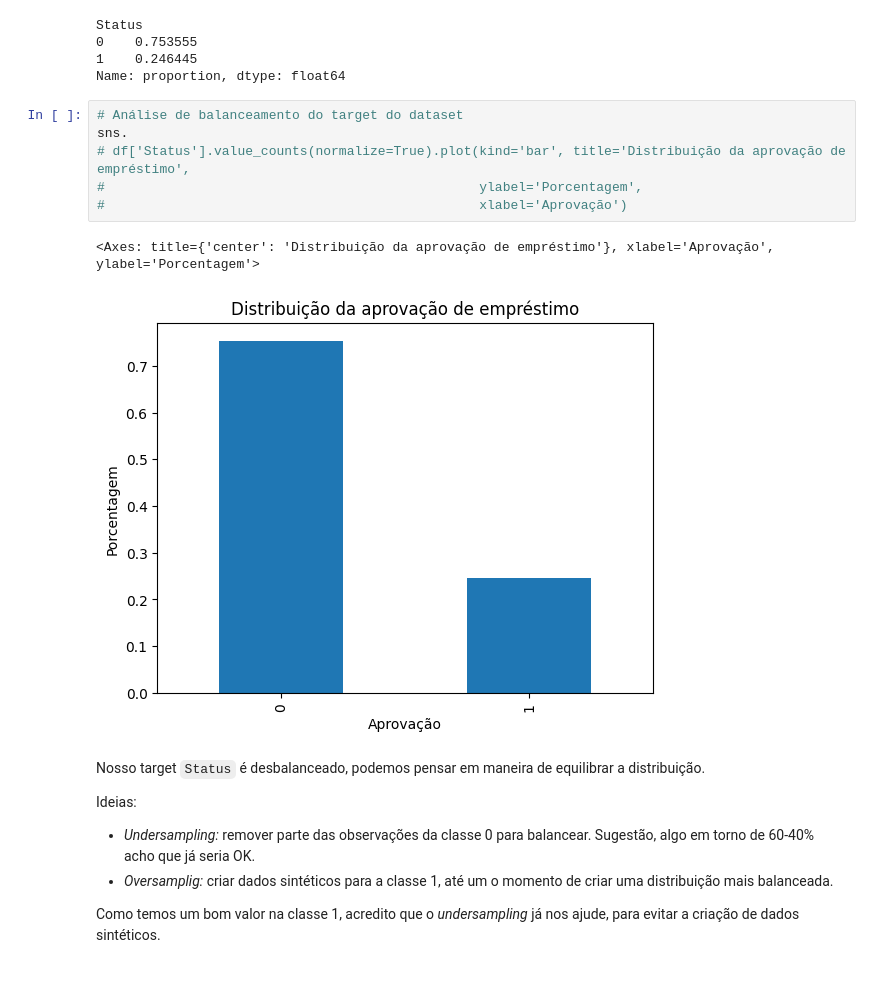
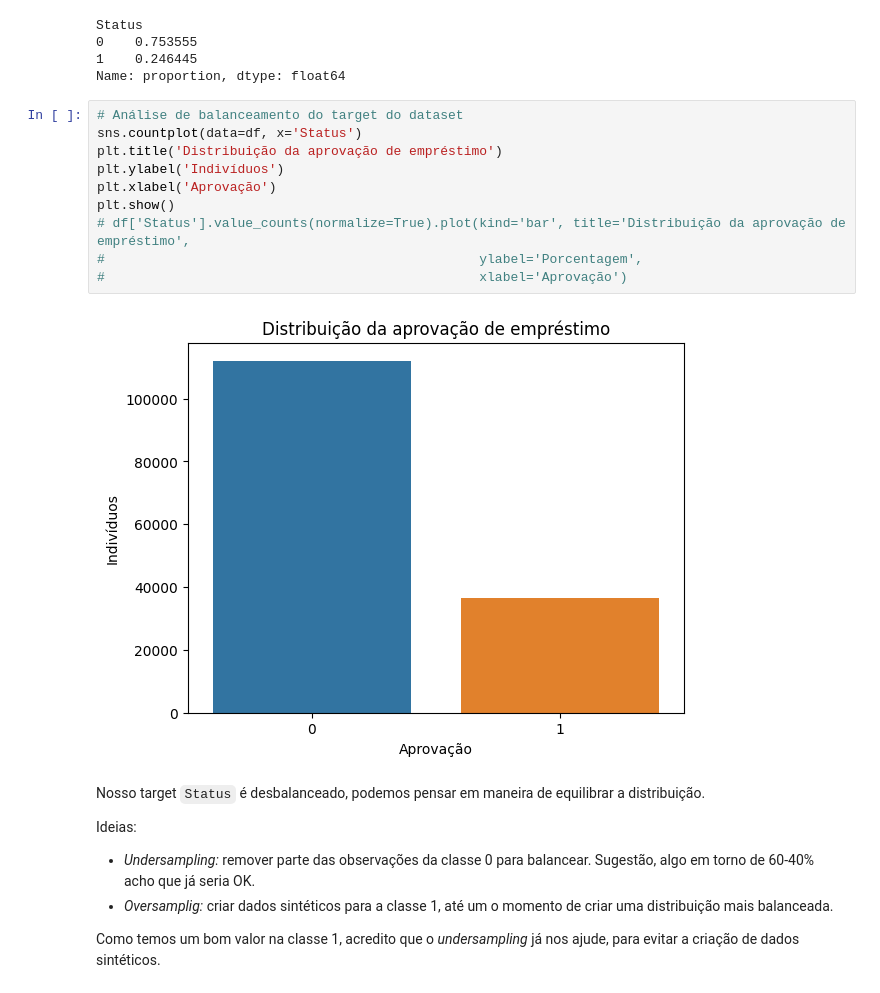
Before and after one commit to fernandobrancher/project_machine_learning_iii, a Jupyter notebook: project_loan_defaulters.ipynb, the cells around one changed output. Drawn from its saved outputs; the diff is of its cells as text.

````diff
--- a/project_loan_defaulters.ipynb
+++ b/project_loan_defaulters.ipynb
@@ -213,13 +294,16 @@ Status
 Name: proportion, dtype: float64
 # %%
 # Análise de balanceamento do target do dataset
-sns.
+sns.countplot(data=df, x='Status')
+plt.title('Distribuição da aprovação de empréstimo')
+plt.ylabel('Indivíduos')
+plt.xlabel('Aprovação')
+plt.show()
 # df['Status'].value_counts(normalize=True).plot(kind='bar', title='Distribuição da aprovação de empréstimo',
 #                                                ylabel='Porcentagem',
 #                                                xlabel='Aprovação')
 # %% [output]
-<Axes: title={'center': 'Distribuição da aprovação de empréstimo'}, xlabel='Aprovação', ylabel='Porcentagem'>
-[figure, old version]
+[figure, new version]
 # %% [markdown]
 Nosso target ```Status``` é desbalanceado, podemos pensar em maneira de equilibrar a distribuição.
 
````
Also changed, not shown: parts of 15 cells of this notebook, 1 other file.
